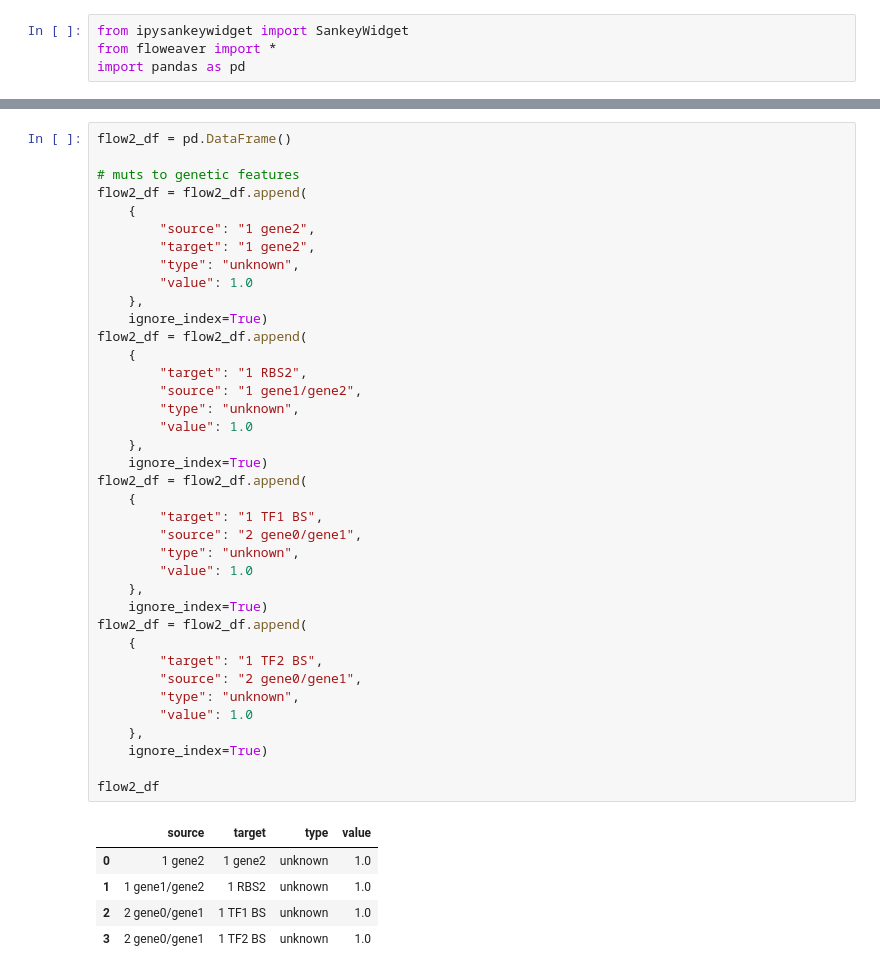
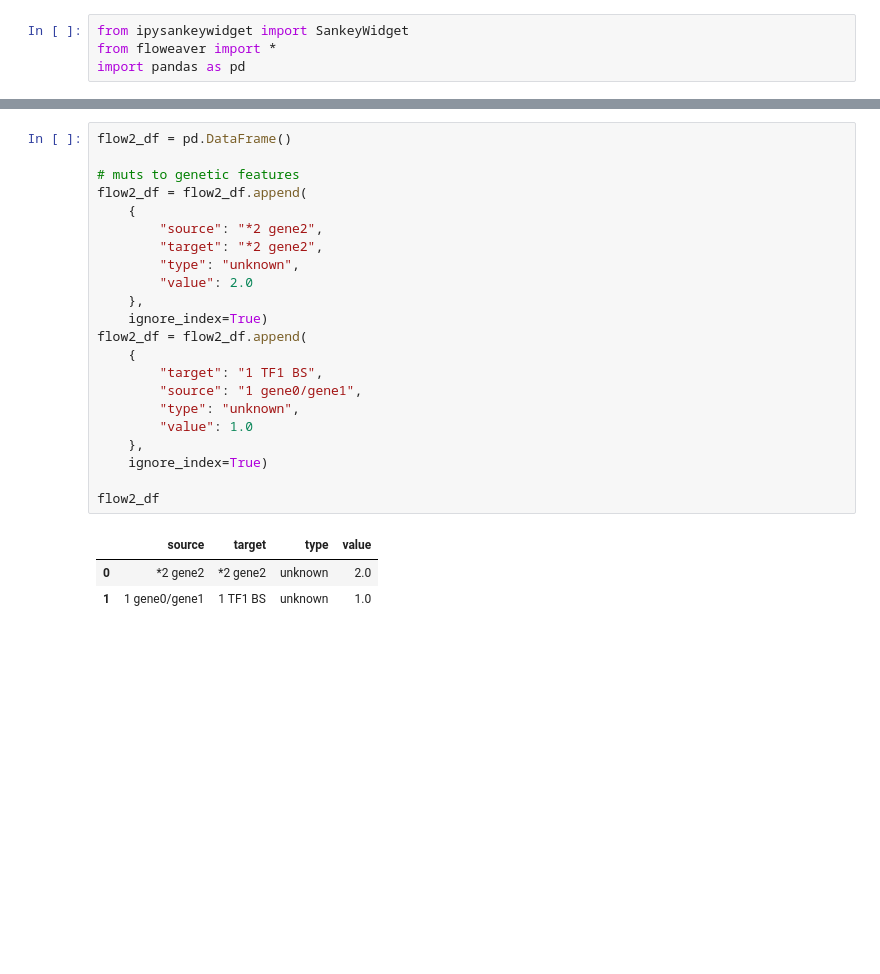
Before and after one commit to Aletechdev/ava, a Jupyter notebook: mutflow_example_figure.ipynb, the cells around one changed output, grey strips where cells are left out. Saved outputs shown, nothing was run; the diff lists cells and outputs as text; blank space fills up the shorter version.

```diff
--- a/mutflow_example_figure.ipynb
+++ b/mutflow_example_figure.ipynb
@@ -49,44 +40,26 @@ flow1_df
 # %%
 flow2_df = pd.DataFrame()
 
 # muts to genetic features
 flow2_df = flow2_df.append(
     {
-        "source": "1 gene2",
-        "target": "1 gene2",
+        "source": "*2 gene2",
+        "target": "*2 gene2",
         "type": "unknown",
-        "value": 1.0
-    },
-    ignore_index=True)
-flow2_df = flow2_df.append(
-    {
-        "target": "1 RBS2",
-        "source": "1 gene1/gene2",
-        "type": "unknown",
-        "value": 1.0
+        "value": 2.0
     },
     ignore_index=True)
 flow2_df = flow2_df.append(
     {
         "target": "1 TF1 BS",
-        "source": "2 gene0/gene1",
-        "type": "unknown",
-        "value": 1.0
-    },
-    ignore_index=True)
-flow2_df = flow2_df.append(
-    {
-        "target": "1 TF2 BS",
-        "source": "2 gene0/gene1",
+        "source": "1 gene0/gene1",
         "type": "unknown",
         "value": 1.0
     },
     ignore_index=True)
 
 flow2_df
 # %% [output]
 |  | source | target | type | value |
-| 0 | 1 gene2 | 1 gene2 | unknown | 1.0 |
-| 1 | 1 gene1/gene2 | 1 RBS2 | unknown | 1.0 |
-| 2 | 2 gene0/gene1 | 1 TF1 BS | unknown | 1.0 |
-| 3 | 2 gene0/gene1 | 1 TF2 BS | unknown | 1.0 |
+| 0 | *2 gene2 | *2 gene2 | unknown | 2.0 |
+| 1 | 1 gene0/gene1 | 1 TF1 BS | unknown | 1.0 |
```
Also changed, not shown: parts of 7 cells of this notebook, 1 other file.
